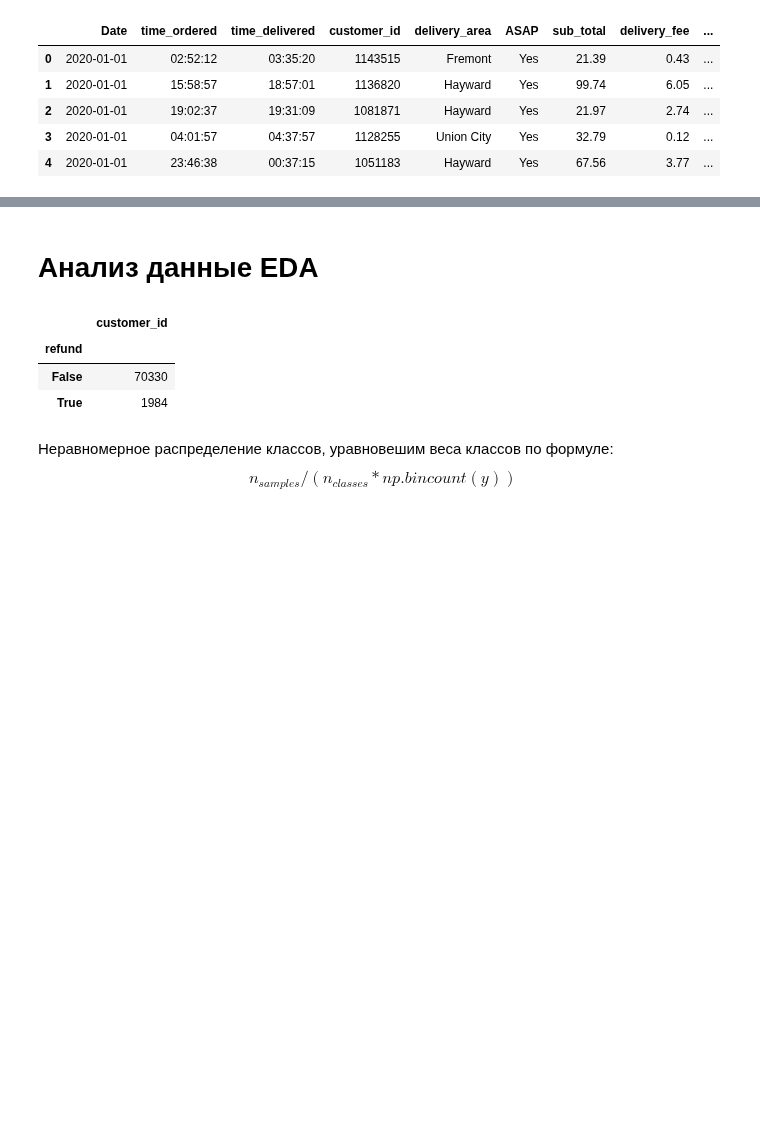
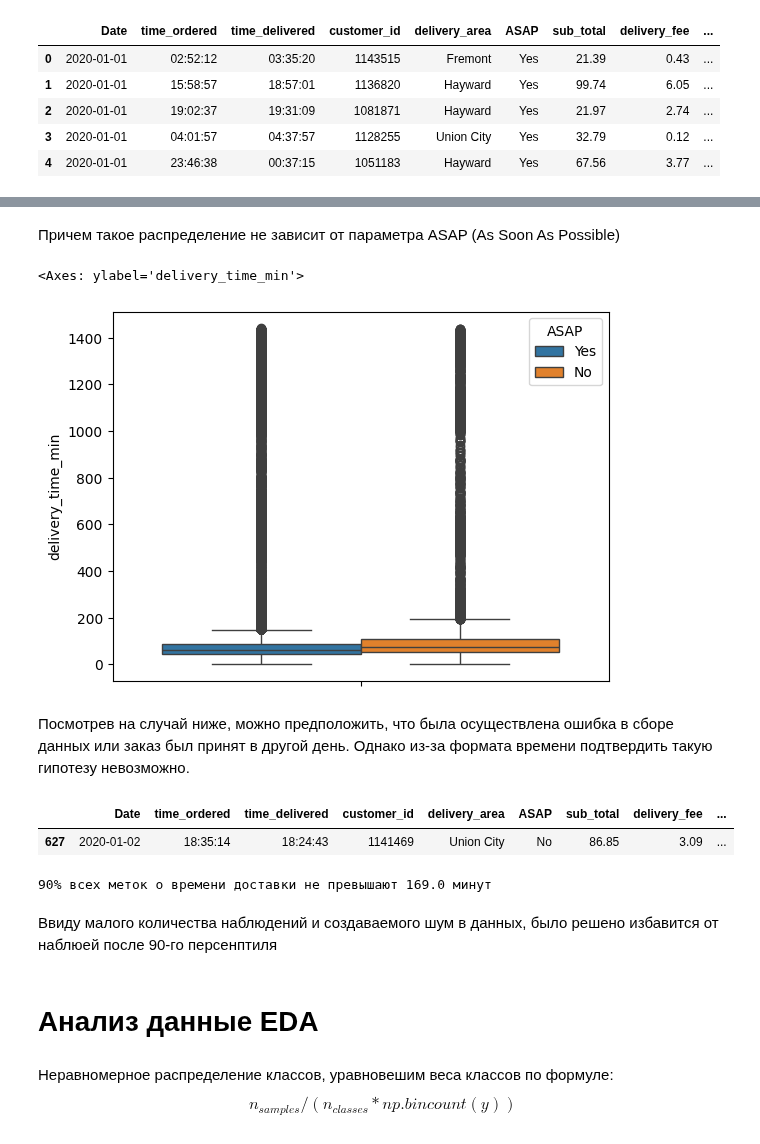
Before and after one commit to PigStep/ML-Delivery-Refund-Research, a Jupyter notebook: notebook/notebook.ipynb, the cells around one changed output, grey strips where cells are left out. Drawn from its saved outputs; the diff is of its cells as text; code cells hidden in the pictures; blank space fills up the shorter version.

```diff
--- a/notebook/notebook.ipynb
+++ b/notebook/notebook.ipynb
@@ -141,0 +152,21 @@ delivery_data.head()
+# %% [markdown]
+Причем такое распределение не зависит от параметра ASAP (As Soon As Possible)
+# %%
+sns.boxplot(delivery_data,y="delivery_time_min",hue="ASAP")
+# %% [output]
+<Axes: ylabel='delivery_time_min'>
+[figure, added]
+# %% [markdown]
+Посмотрев на случай ниже, можно предположить, что была осуществлена ошибка в сборе данных или заказ был принят в другой день.
+Однако из-за формата времени подтвердить такую гипотезу невозможно.
+# %%
+delivery_data[delivery_data.delivery_time_min >1400].head(1)
+# %% [output]
+|  | Date | time_ordered | time_delivered | customer_id | delivery_area | ASAP | sub_total | delivery_fee | ... |
+| 627 | 2020-01-02 | 18:35:14 | 18:24:43 | 1141469 | Union City | No | 86.85 | 3.09 | ... |
+# %%
+print(f"90% всех меток о времени доставки не превышают {delivery_data.delivery_time_min.quantile(0.90)} минут")
+# %% [output]
+90% всех меток о времени доставки не превышают 169.0 минут
+# %% [markdown]
+Ввиду малого количества наблюдений и создаваемого шум в данных, было решено избавится от наблюей после 90-го персенптиля
@@ -142,11 +178,4 @@ delivery_data.head()
 # %% [markdown]
 # Анализ данные EDA
-# %%
-delivery_data.groupby("refund").agg({"customer_id":"count"})
-# %% [output]
-|  | customer_id |
-| refund |  |
-| False | 70330 |
-| True | 1984 |
 # %% [markdown]
 Неравномерное распределение классов, уравновешим веса классов по формуле: $$n_{samples}/ (n_{classes} * np.bincount(y))$$
```
Also changed, not shown: parts of 17 cells of this notebook.
